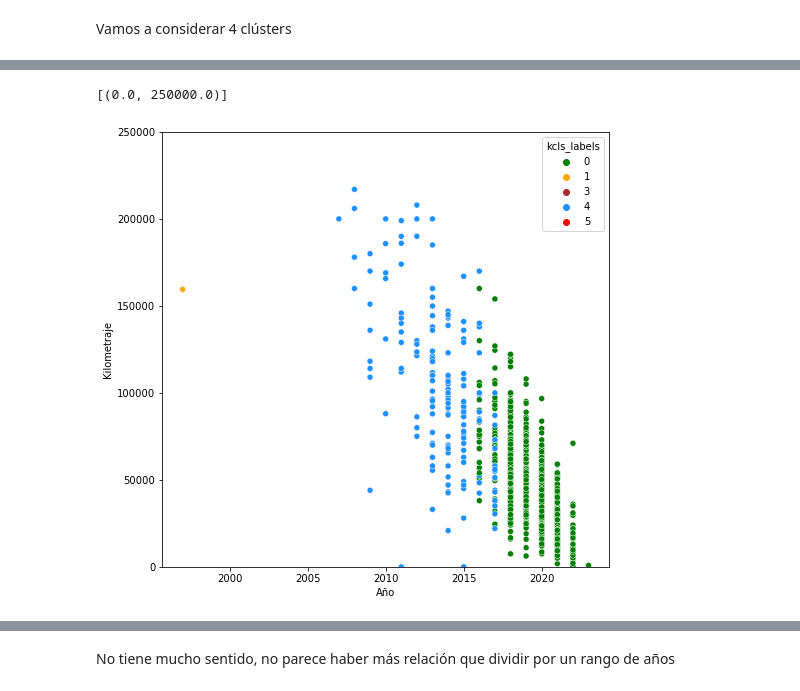
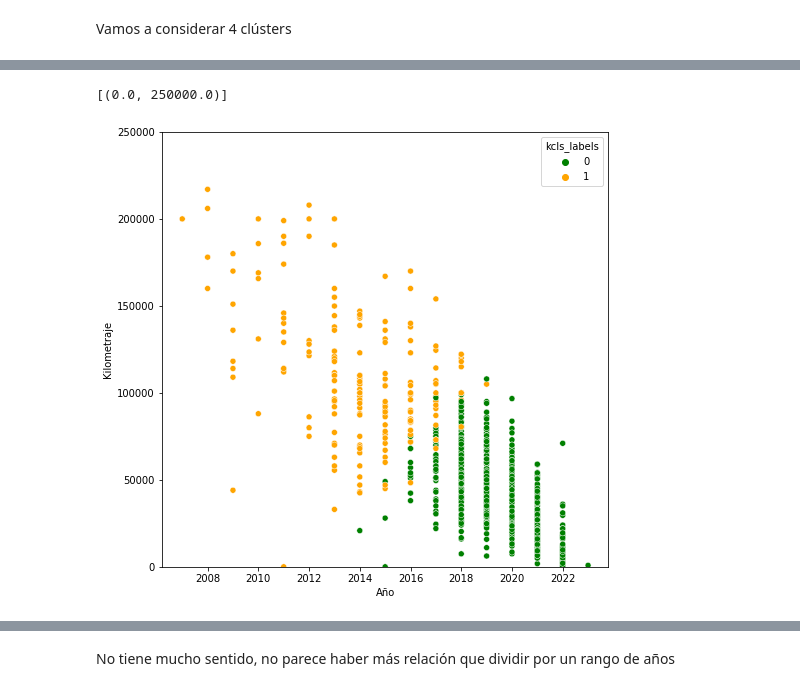
Before and after one commit to AlonsoCasanova/Proyecto-IMT2200, a Jupyter notebook: analisis.ipynb, the cells around one changed output, grey strips where cells are left out. Drawn from its saved outputs; the diff is of its cells as text; code cells hidden in the pictures.

Commit message:
datos finales

```diff
--- a/analisis.ipynb
+++ b/analisis.ipynb
@@ -7,5 +6,5 @@ import os
 # %%
-df = pd.read_csv(os.path.join('datos', 'df_limpio.csv'), encoding='utf-8', decimal=',')
+df = pd.read_csv('C:/Users/aacas/Documents/Intro a Cs de Datos/Proyecto/otros archivos/df_limpio.csv', encoding='utf-8', decimal=',')
 df
 # %% [output]
 |  | Marca | Modelo | Año | Kilometraje | Transmision | Precio |
@@ -65,7 +64,8 @@ from sklearn.cluster import KMeans, AgglomerativeClustering
 from sklearn.preprocessing import StandardScaler
 # %%
 # normalizar datos
-
+df = df[df['Kilometraje']<=250000]
+df = df[df['Año']>=2005]
 df_numerico = df[['Año', 'Kilometraje', 'Transmision','Precio']]
 scaler=StandardScaler()
 dat_sc=scaler.fit_transform(df_numerico)
@@ -99,7 +99,7 @@ plt.show()
 # %% [markdown]
 Vamos a considerar 4 clústers
 # %%
-kmeans = KMeans(n_clusters=6,random_state=0)
+kmeans = KMeans(n_clusters=4,random_state=0)
 kcls = kmeans.fit(dat_sc)
 df['kcls_labels']=kcls.labels_
 # %%
@@ -121,11 +130,11 @@ df
 # %%
 fig = plt.figure(figsize=(8, 8))
 ax = fig.add_subplot(111)
 
 df_manual = df[df['Transmision']==1]
 
-graph = sns.scatterplot(data=df_manual, y='Kilometraje', x='Año', hue='kcls_labels', palette=['green', 'orange', 'brown','dodgerblue','red'])
+graph = sns.scatterplot(data=df_manual, y='Kilometraje', x='Año', hue='kcls_labels', palette=['green', 'orange', 'brown','dodgerblue','red', 'purple'])
 graph.set(ylim=(0, 250000))
 # %% [output]
 [(0.0, 250000.0)]
-[figure, old version]
+[figure, new version]
```
Also changed, not shown: parts of 13 cells of this notebook, 10 other files.
